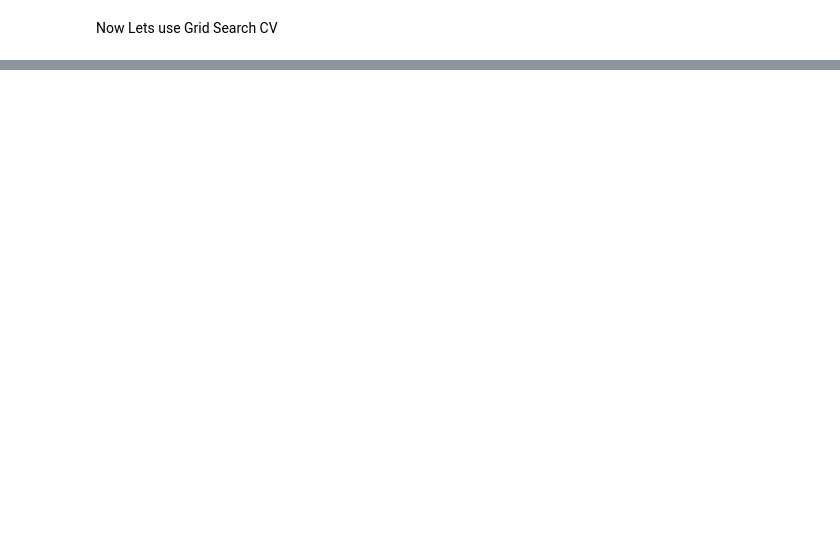
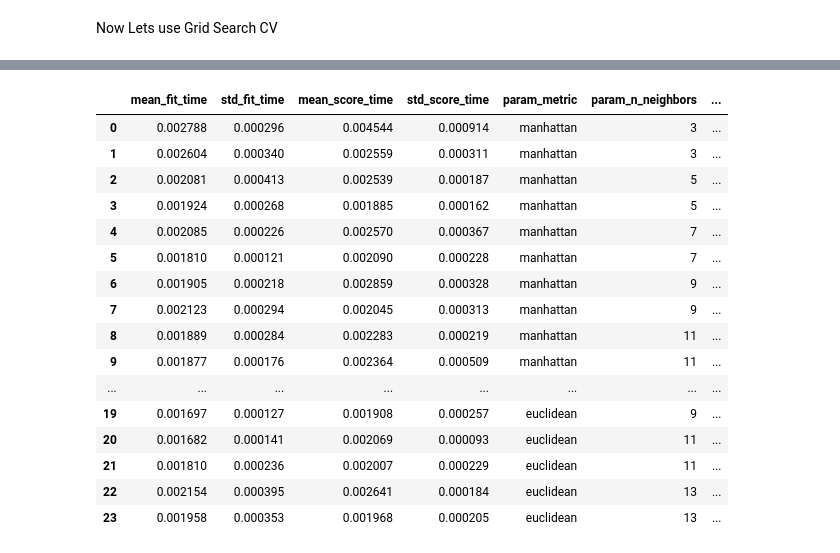
Before and after one commit to rahul-gitt/AI-ML-JOURNEY, a Jupyter notebook: scikit-learn/GridSearchCV/main.ipynb, the cells around one changed output, grey strips where cells are left out. Saved outputs shown, nothing was run; the diff lists cells and outputs as text; code cells hidden in the pictures; blank space fills up the shorter version.

Commit message:
Learn Grid Search CV

```diff
--- a/scikit-learn/GridSearchCV/main.ipynb
+++ b/scikit-learn/GridSearchCV/main.ipynb
@@ -93,0 +97,2 @@ from sklearn.model_selection import GridSearchCV
+# %%
+gridsearch.fit(X,y)
@@ -93,0 +148,10 @@ from sklearn.model_selection import GridSearchCV
+# %%
+gridsearch2 = GridSearchCV(
+    (model_knn),
+    {
+    'n_neighbors' : [3, 5, 7, 9 , 11, 13],
+    'weights' : ['uniform', 'distance'],
+    'metric' : ['manhattan', 'euclidean']
+}, cv= 5, return_train_score=False)
+# %%
+gridsearch2.fit(X, y)
@@ -93,0 +183,22 @@ from sklearn.model_selection import GridSearchCV
+# %%
+result2 = pd.DataFrame(gridsearch2.cv_results_)
+# %%
+result2
+# %% [output]
+|  | mean_fit_time | std_fit_time | mean_score_time | std_score_time | param_metric | param_n_neighbors | ... |
+| 0 | 0.002788 | 0.000296 | 0.004544 | 0.000914 | manhattan | 3 | ... |
+| 1 | 0.002604 | 0.000340 | 0.002559 | 0.000311 | manhattan | 3 | ... |
+| 2 | 0.002081 | 0.000413 | 0.002539 | 0.000187 | manhattan | 5 | ... |
+| 3 | 0.001924 | 0.000268 | 0.001885 | 0.000162 | manhattan | 5 | ... |
+| 4 | 0.002085 | 0.000226 | 0.002570 | 0.000367 | manhattan | 7 | ... |
+| 5 | 0.001810 | 0.000121 | 0.002090 | 0.000228 | manhattan | 7 | ... |
+| 6 | 0.001905 | 0.000218 | 0.002859 | 0.000328 | manhattan | 9 | ... |
+| 7 | 0.002123 | 0.000294 | 0.002045 | 0.000313 | manhattan | 9 | ... |
+| 8 | 0.001889 | 0.000284 | 0.002283 | 0.000219 | manhattan | 11 | ... |
+| 9 | 0.001877 | 0.000176 | 0.002364 | 0.000509 | manhattan | 11 | ... |
+| ... | ... | ... | ... | ... | ... | ... | ... |
+| 19 | 0.001697 | 0.000127 | 0.001908 | 0.000257 | euclidean | 9 | ... |
+| 20 | 0.001682 | 0.000141 | 0.002069 | 0.000093 | euclidean | 11 | ... |
+| 21 | 0.001810 | 0.000236 | 0.002007 | 0.000229 | euclidean | 11 | ... |
+| 22 | 0.002154 | 0.000395 | 0.002641 | 0.000184 | euclidean | 13 | ... |
+| 23 | 0.001958 | 0.000353 | 0.001968 | 0.000205 | euclidean | 13 | ... |
```
Also changed, not shown: parts of 24 cells of this notebook.
